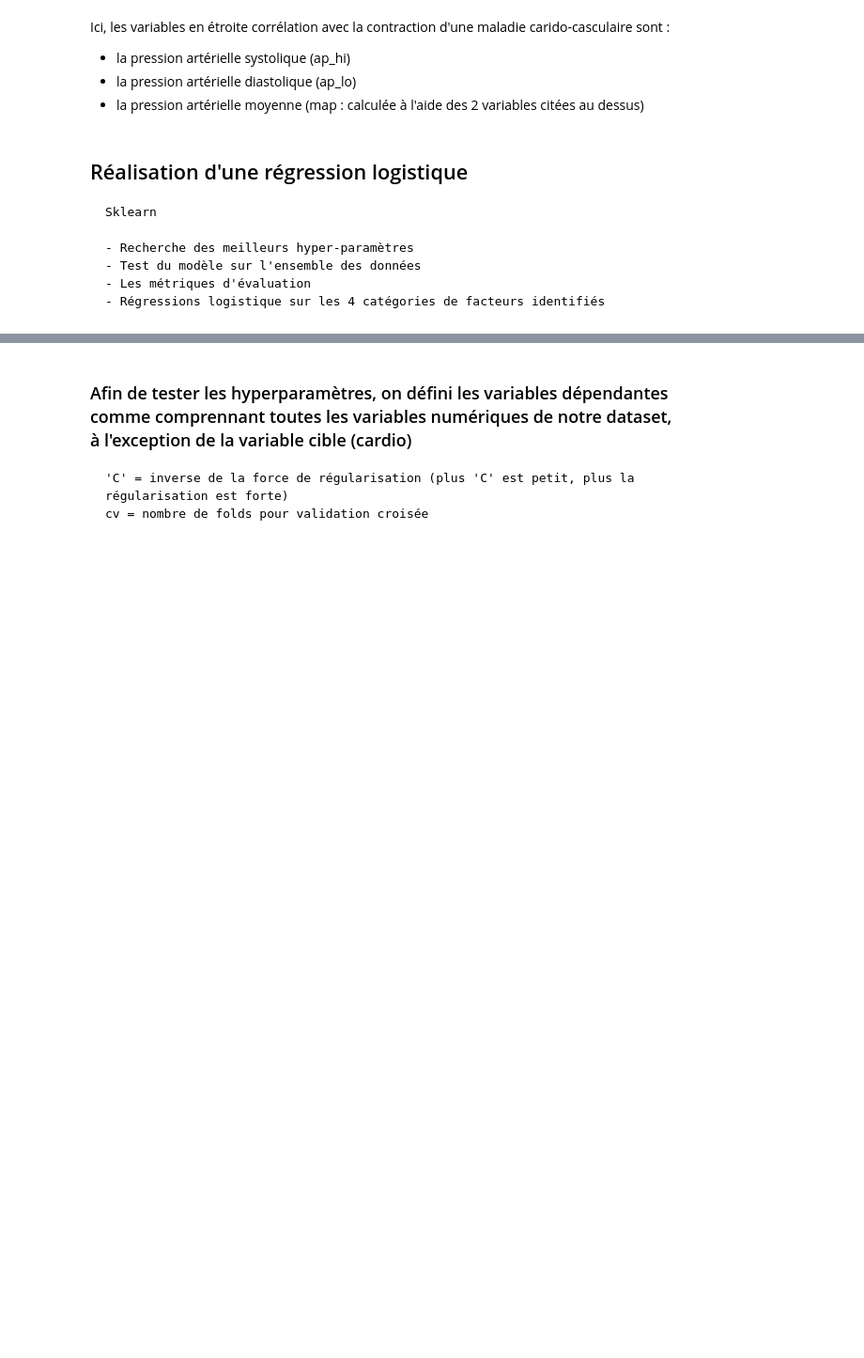
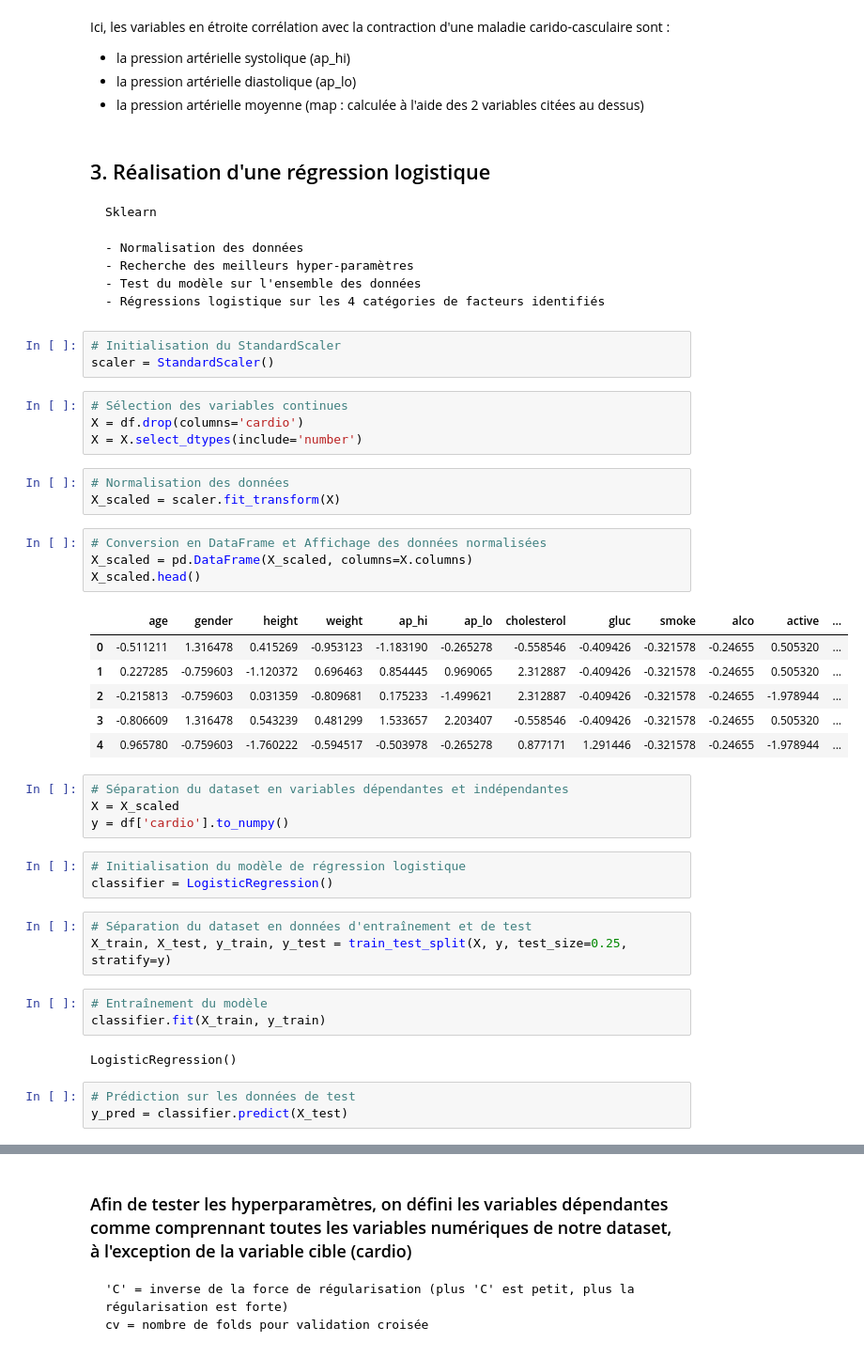
Before and after one commit to marwan-rouissi/cardio-vasc-risks, a Jupyter notebook: cardio-vasc-risks.ipynb, the cells around one changed output, grey strips where cells are left out. Shown at 94% size. Saved outputs shown, nothing was run; the diff lists cells and outputs as text; blank space fills up the shorter version.

```diff
--- a/cardio-vasc-risks.ipynb
+++ b/cardio-vasc-risks.ipynb
@@ -422,10 +425,49 @@ Ici, les variables en étroite corrélation avec la contraction d'une maladie ca
 - la pression artérielle diastolique (ap_lo)
 - la pression artérielle moyenne (map : calculée à l'aide des 2 variables citées au dessus)
 # %% [markdown]
-## Réalisation d'une régression logistique
+## 3. Réalisation d'une régression logistique
     Sklearn
 
+    - Normalisation des données
     - Recherche des meilleurs hyper-paramètres
     - Test du modèle sur l'ensemble des données
-    - Les métriques d'évaluation
     - Régressions logistique sur les 4 catégories de facteurs identifiés
+# %%
+# Initialisation du StandardScaler
+scaler = StandardScaler()
+# %%
+# Sélection des variables continues
+X = df.drop(columns='cardio')
+X = X.select_dtypes(include='number')
+# %%
+# Normalisation des données
+X_scaled = scaler.fit_transform(X)
+# %%
+# Conversion en DataFrame et Affichage des données normalisées
+X_scaled = pd.DataFrame(X_scaled, columns=X.columns)
+X_scaled.head()
+# %% [output]
+|  | age | gender | height | weight | ap_hi | ap_lo | cholesterol | gluc | smoke | alco | active | ... |
+| 0 | -0.511211 | 1.316478 | 0.415269 | -0.953123 | -1.183190 | -0.265278 | -0.558546 | -0.409426 | -0.321578 | -0.24655 | 0.505320 | ... |
+| 1 | 0.227285 | -0.759603 | -1.120372 | 0.696463 | 0.854445 | 0.969065 | 2.312887 | -0.409426 | -0.321578 | -0.24655 | 0.505320 | ... |
+| 2 | -0.215813 | -0.759603 | 0.031359 | -0.809681 | 0.175233 | -1.499621 | 2.312887 | -0.409426 | -0.321578 | -0.24655 | -1.978944 | ... |
+| 3 | -0.806609 | 1.316478 | 0.543239 | 0.481299 | 1.533657 | 2.203407 | -0.558546 | -0.409426 | -0.321578 | -0.24655 | 0.505320 | ... |
+| 4 | 0.965780 | -0.759603 | -1.760222 | -0.594517 | -0.503978 | -0.265278 | 0.877171 | 1.291446 | -0.321578 | -0.24655 | -1.978944 | ... |
+# %%
+# Séparation du dataset en variables dépendantes et indépendantes
+X = X_scaled
+y = df['cardio'].to_numpy()
+# %%
+# Initialisation du modèle de régression logistique
+classifier = LogisticRegression()
+# %%
+# Séparation du dataset en données d'entraînement et de test
+X_train, X_test, y_train, y_test = train_test_split(X, y, test_size=0.25, stratify=y)
+# %%
+# Entraînement du modèle
+classifier.fit(X_train, y_train)
+# %% [output]
+LogisticRegression()
+# %%
+# Prédiction sur les données de test
+y_pred = classifier.predict(X_test)
```
Also changed, not shown: parts of 70 cells of this notebook.
